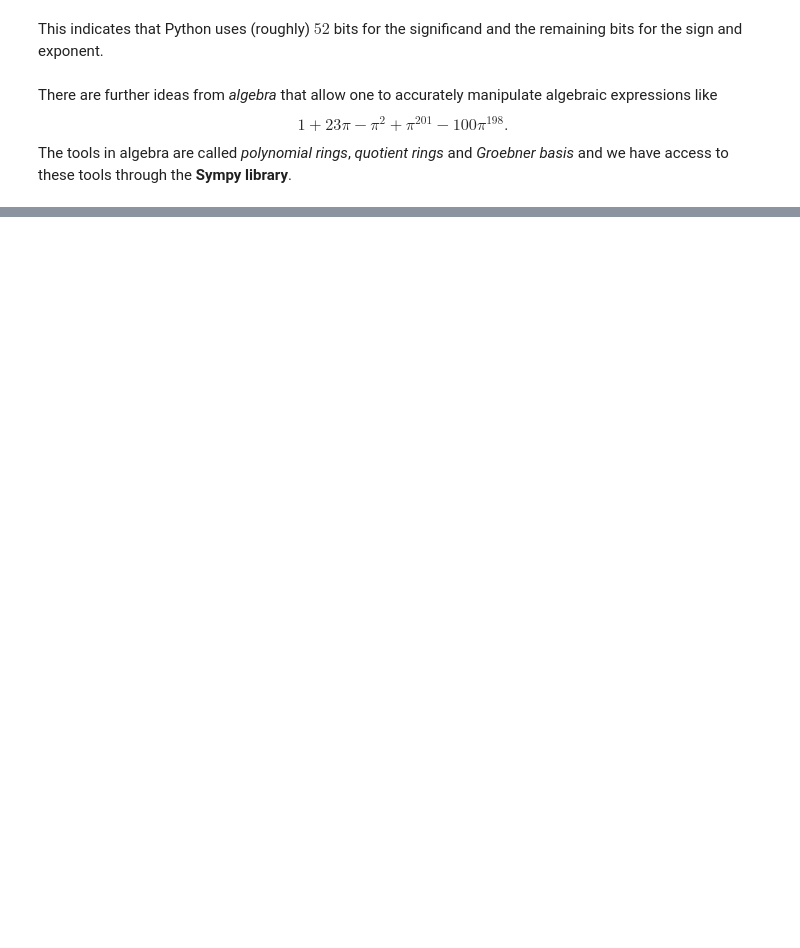
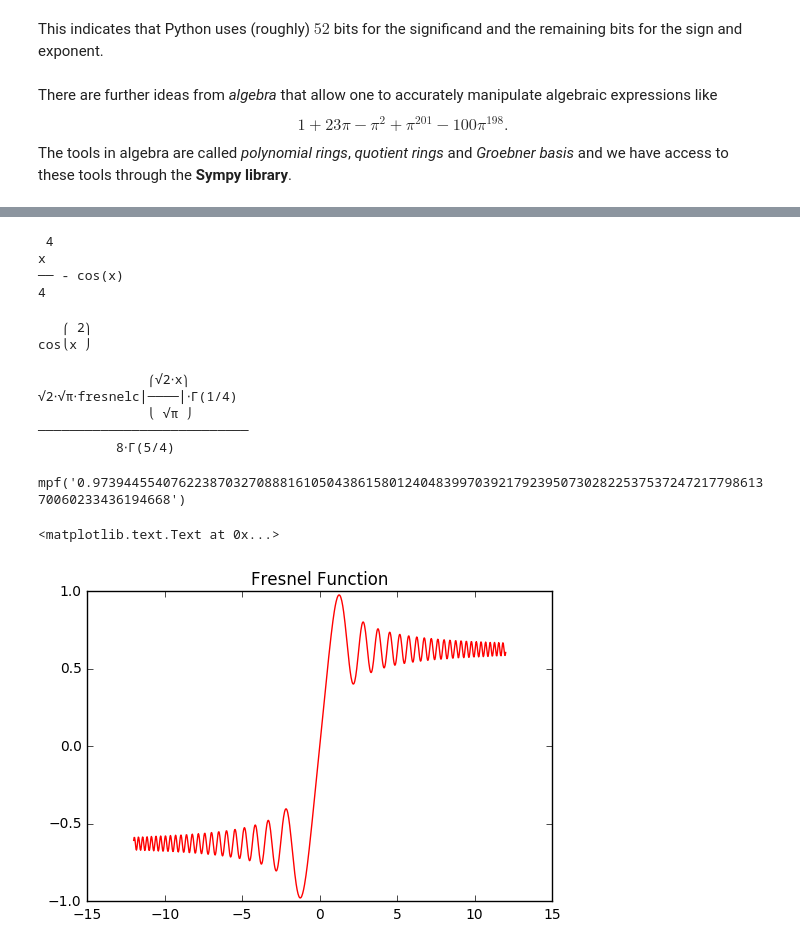
Before and after one commit to hannahraju/math-phys.248-2017, a Jupyter notebook: Week.3/Lecture.1.ipynb, the cells around one changed output, grey strips where cells are left out. Cells and saved outputs as stored; diff of their text form; code cells hidden in the pictures; blank space fills up the shorter version.

```diff
--- a/Week.3/Lecture.1.ipynb
+++ b/Week.3/Lecture.1.ipynb
@@ -119,3 +338,7 @@ like $$ 1 + 23\pi - \pi^2 + \pi^{201} - 100\pi^{198}.$$
 The tools in algebra are called *polynomial rings*, *quotient rings* and *Groebner basis* and we have access to these tools through the **Sympy library**.
 # %%
 import sympy as sp
+# %%
+x = sp.Symbol('x')
+f = x**3 + sp.sin(x)
+sp.pprint(f)
@@ -121,0 +407,42 @@ import sympy as sp
+# %%
+F = sp.integrate(f, x)
+sp.pprint(F)
+# %% [output]
+ 4
+x
+── - cos(x)
+4
+# %%
+f = sp.cos(x**2)
+sp.pprint(f)
+# %% [output]
+   ⎛ 2⎞
+cos⎝x ⎠
+# %%
+F = sp.integrate(f, x)
+sp.pprint(F)
+# %% [output]
+              ⎛√2⋅x⎞
+√2⋅√π⋅fresnelc⎜────⎟⋅Γ(1/4)
+              ⎝ √π ⎠
+───────────────────────────
+          8⋅Γ(5/4)
+# %%
+## convert to a callable functio
+Fc = sp.lambdify(x, F, "mpmath")
+# %%
+## Call it!
+Fc(1.2)
+# %% [output]
+mpf('0.9739445540762238703270888161050438615801240483997039217923950730282253753724721779861370060233436194668')
+# %%
+## plot it.
+x = np.linspace(-12.0, 12.0, 800)
+y= [Fc(xi) for xi in x]
+
+import matplotlib.pyplot as mpl
+mpl.plot(x,y,'r-')
+mpl.title("Fresnel Function")
+# %% [output]
+<matplotlib.text.Text at 0x...>
+[figure, added]
```
Also changed, not shown: parts of 23 cells of this notebook.
